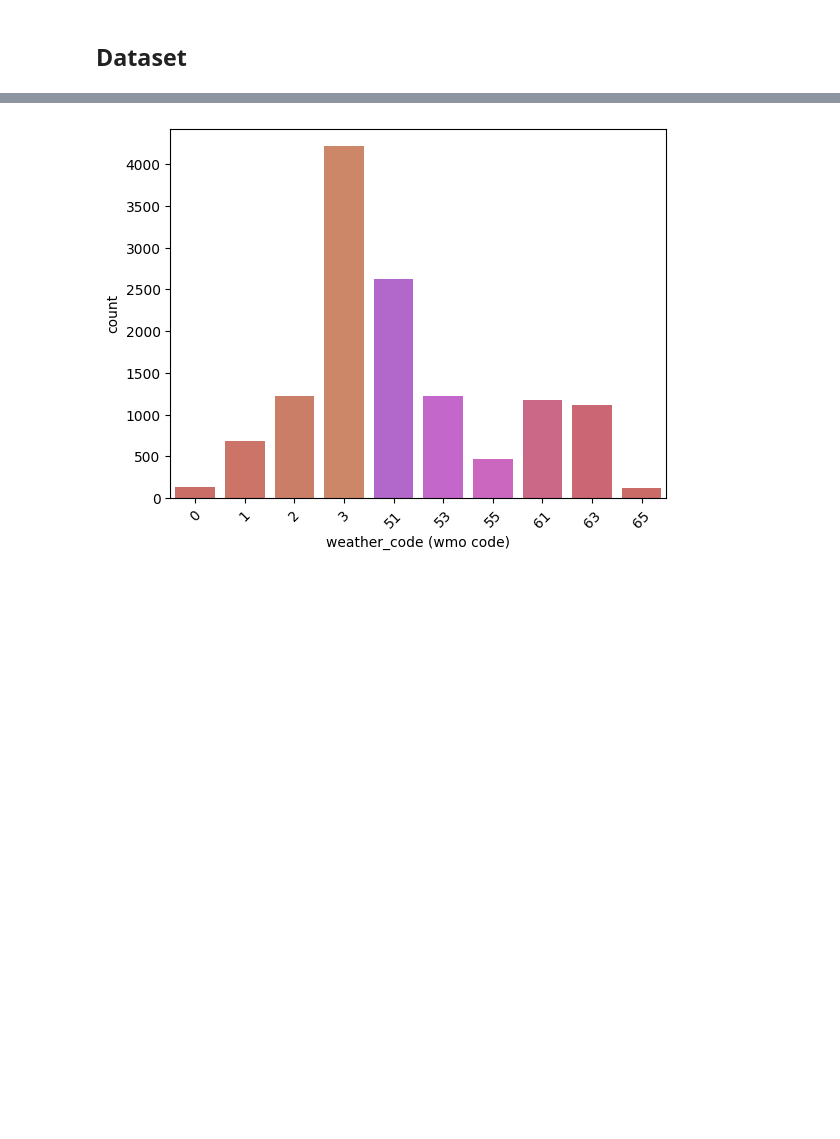
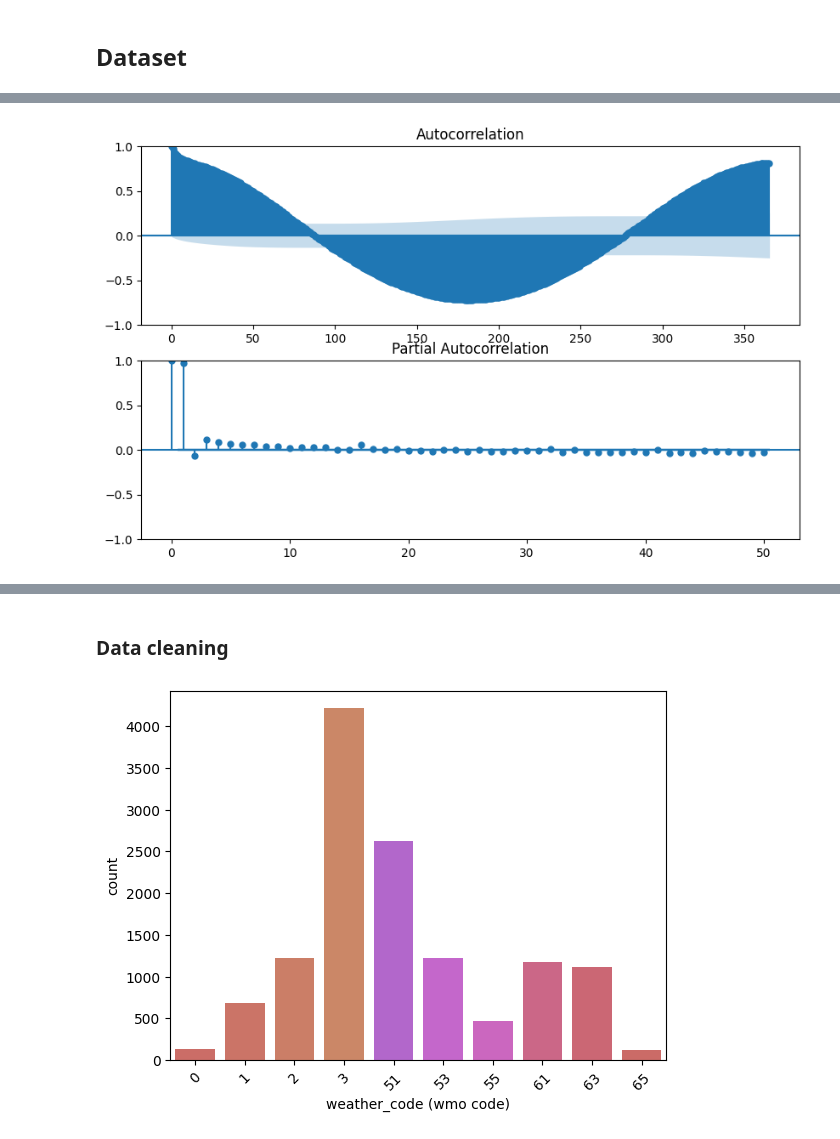
Before and after one commit to Kpranav-Kp/Weather-Prediction, a Jupyter notebook: Weather_Prediction.ipynb, the cells around one changed output, grey strips where cells are left out. Cells and saved outputs as stored; diff of their text form; code cells hidden in the pictures; blank space fills up the shorter version.

```diff
--- a/Weather_Prediction.ipynb
+++ b/Weather_Prediction.ipynb
@@ -19,3 +34,12 @@ weather.index = pd.to_datetime(weather.index)
+# %%
+series = weather["temperature_2m_mean (°C)"]
+
+fig, ax = plt.subplots(2, 1, figsize=(10,6))
+plot_acf(series, lags=365, ax=ax[0])
+plot_pacf(series, lags=50, ax=ax[1])
+plt.show()
+# %% [output]
+[figure, added]
 # %%
 weather.head()
 # %% [output]
@@ -26,6 +50,8 @@ weather.head()
 | 1990-01-03 | 27.4 | 22.5 | 51 | 19.2 | ... |
 | 1990-01-04 | 26.9 | 23.1 | 3 | 23.7 | ... |
 | 1990-01-05 | 26.8 | 22.2 | 3 | 29.8 | ... |
+# %% [markdown]
+### Data cleaning
 # %%
 ax = sns.countplot(
     x="weather_code (wmo code)",
```
Also changed, not shown: parts of 10 cells of this notebook.
